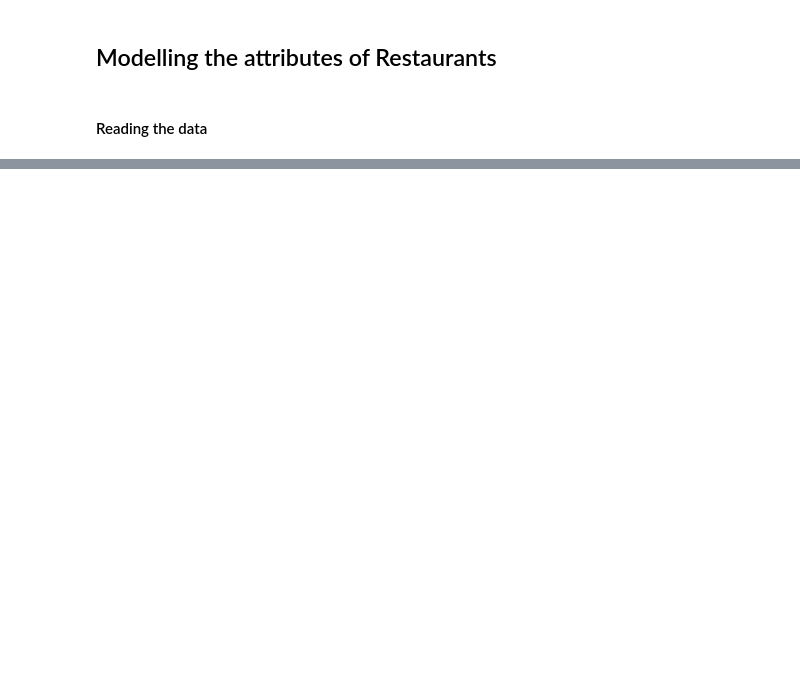
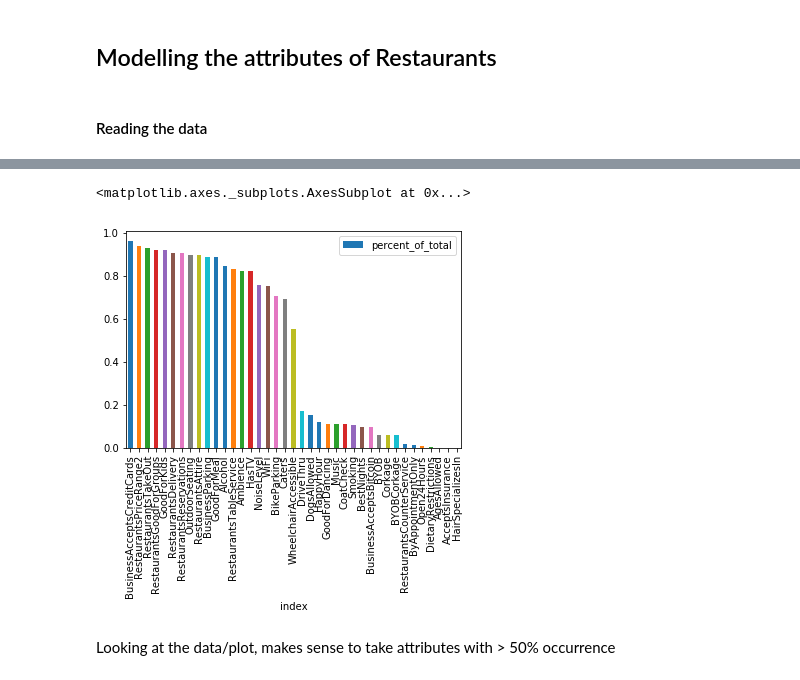
Before and after one commit to nirupampratap/fall2018cse6242, a Jupyter notebook: src/python/prashanth/attributes model.ipynb, the cells around one changed output, grey strips where cells are left out. Drawn from its saved outputs; the diff is of its cells as text; code cells hidden in the pictures; blank space fills up the shorter version.

```diff
--- a/src/python/prashanth/attributes model.ipynb
+++ b/src/python/prashanth/attributes model.ipynb
@@ -31,0 +16,13 @@ KeyError: 'Alcohol'
+# %%
+attributes = set()
+for each in raw_data['attributes']:
+    line = {}
+    try:
+        each = eval(each)
+    except TypeError:
+        continue
+    for k in each.keys():
+        attributes.add(k)
+
+attributes = list(attributes)
+attributes
@@ -31,0 +55,3 @@ KeyError: 'Alcohol'
+# %%
+n = raw_data.shape[0]
+n
@@ -31,0 +62,16 @@ KeyError: 'Alcohol'
+# %%
+attribute_count = defaultdict(int)
+for each in raw_data['attributes']:
+#     each = eval(each)
+    try:
+        for attribute in attributes:
+            if attribute in each:
+                attribute_count[attribute] += 1
+    except TypeError:
+        continue
+# attribute_count
+# %%
+count_df = pd.DataFrame.from_dict(attribute_count, orient='index', columns= ['count'])
+count_df['percent_of_total'] = count_df['count']/n
+count_df = count_df.sort_values(by = 'percent_of_total', inplace=False, ascending=False)
+count_df
@@ -31,0 +96,7 @@ KeyError: 'Alcohol'
+# %%
+count_df.reset_index().plot.bar(x='index', y='percent_of_total')
+# %% [output]
+<matplotlib.axes._subplots.AxesSubplot at 0x...>
+[figure, added]
+# %% [markdown]
+Looking at the data/plot, makes sense to take attributes with > 50% occurrence
```
Also changed, not shown: parts of 25 cells of this notebook.
